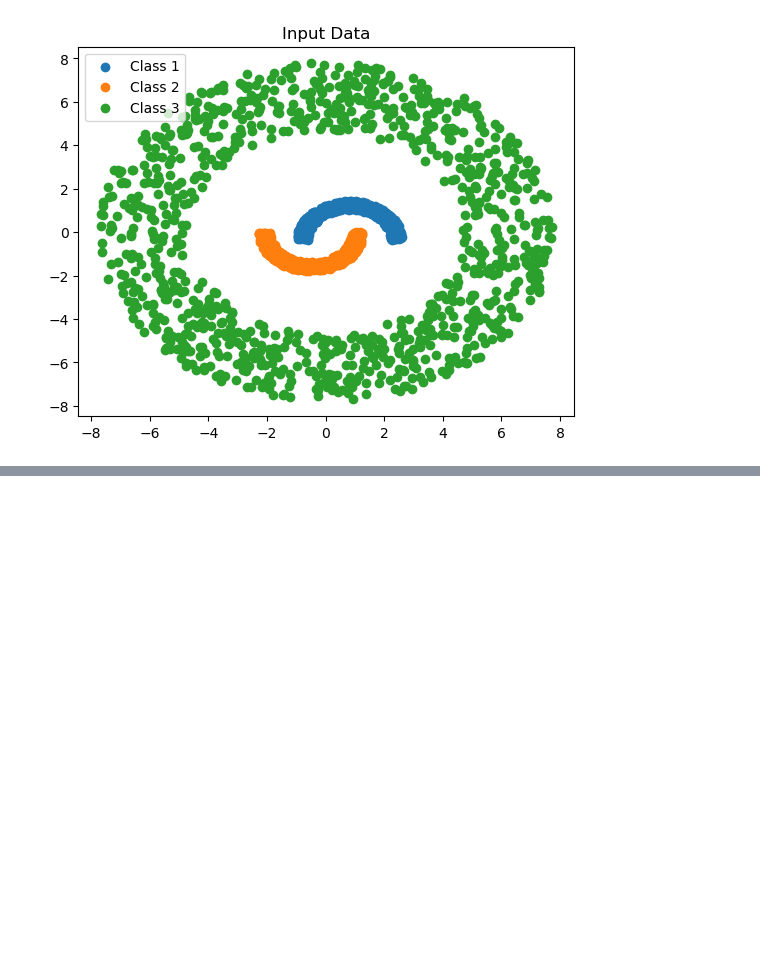
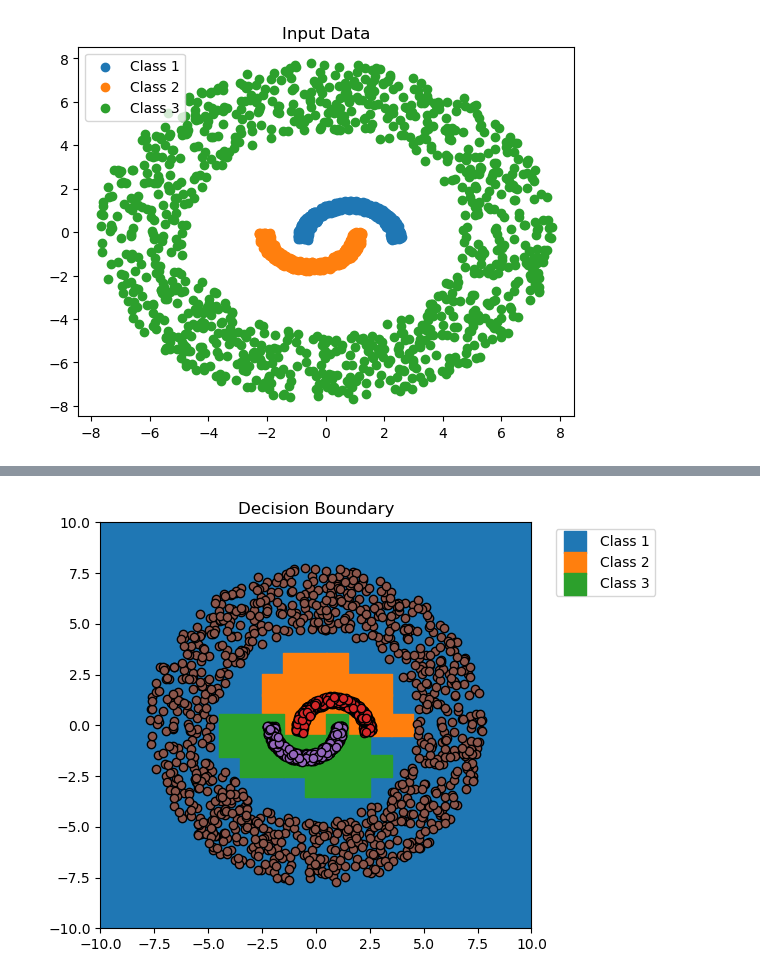
Before and after one commit to its-rajesh/Deep-Learning, a Jupyter notebook: FCNN Classification/NLS_FCNN.ipynb, the cells around one changed output, grey strips where cells are left out. Drawn from its saved outputs; the diff is of its cells as text; code cells hidden in the pictures; blank space fills up the shorter version.

```diff
--- a/FCNN Classification/NLS_FCNN.ipynb
+++ b/FCNN Classification/NLS_FCNN.ipynb
@@ -151,0 +44,4 @@ loss
+# %%
+tr1, tr2 = len(training1), len(training2)
+v1, v2 = len(validation1), len(validation2)
+t1, t2 = len(test1), len(test2)
@@ -151,0 +57,6 @@ loss
+# %%
+def sigmoid(x):
+    return 1/(1+np.exp(-(x)))
+
+def inst_error(y, yp):
+    return sum(0.5*(y-yp)**2)
@@ -151,0 +168,50 @@ loss
+# %%
+all_points = []
+for i in range(-10, 11):
+    for j in range(-10, 11):
+        all_points.append([i, j])
+
+all_points = pd.DataFrame(all_points)
+# %%
+y = test_data(wh1, wh2, wo, all_points)
+
+c1x, c2x, c3x = [], [], []
+c1y, c2y, c3y = [], [], []
+
+for i in range(len(all_points)):
+
+    if y[i][0] == 1:
+        c1x.append(all_points.iloc[i, 0])
+        c1y.append(all_points.iloc[i, 1])
+    elif y[i][1] == 1:
+        c2x.append(all_points.iloc[i, 0])
+        c2y.append(all_points.iloc[i, 1])
+    else:
+        c3x.append(all_points.iloc[i, 0])
+        c3y.append(all_points.iloc[i, 1])
+
+
+plt.scatter(c3x, c3y, marker='s', s=250)
+plt.scatter(c1x, c1y, marker='s', s=250)
+plt.scatter(c2x, c2y, marker='s', s=250)
+
+
+
+
+plt.legend(['Class 2','Class 3', 'Class 1'])
+plt.legend(['Class 1','Class 2', 'Class 3'], bbox_to_anchor=(1.04,1), loc="upper left")
+
+
+plt.scatter(class1[0], class1[1], edgecolors='black')
+plt.scatter(class2[0], class2[1], edgecolors='black')
+plt.scatter(class3[0], class3[1], edgecolors='black')
+
+plt.title("Decision Boundary")
+plt.tight_layout()
+plt.savefig("/Users/rajeshr/Desktop/fcnndecisionboundary.png")
+plt.xlim(-10, 10)
+plt.ylim(-10, 10)
+
+plt.show()
+# %% [output]
+[figure, added]
```
Also changed, not shown: parts of 19 cells of this notebook.
